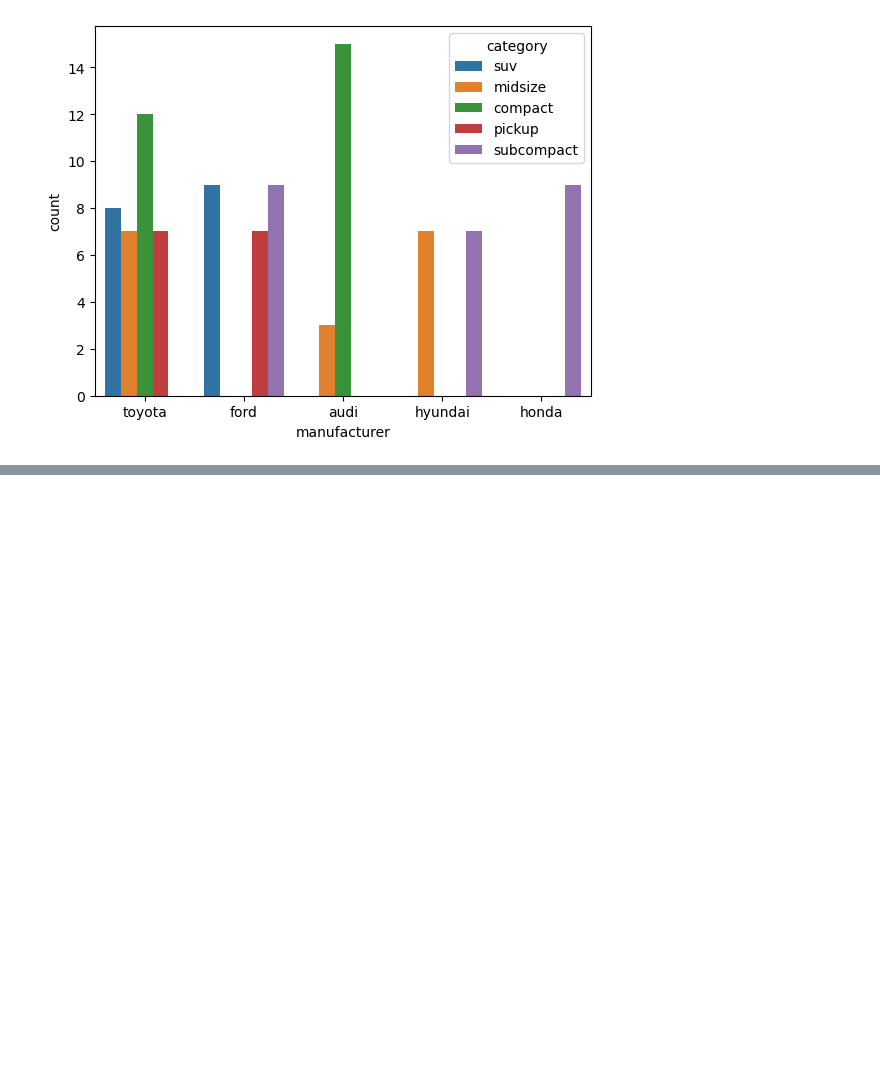
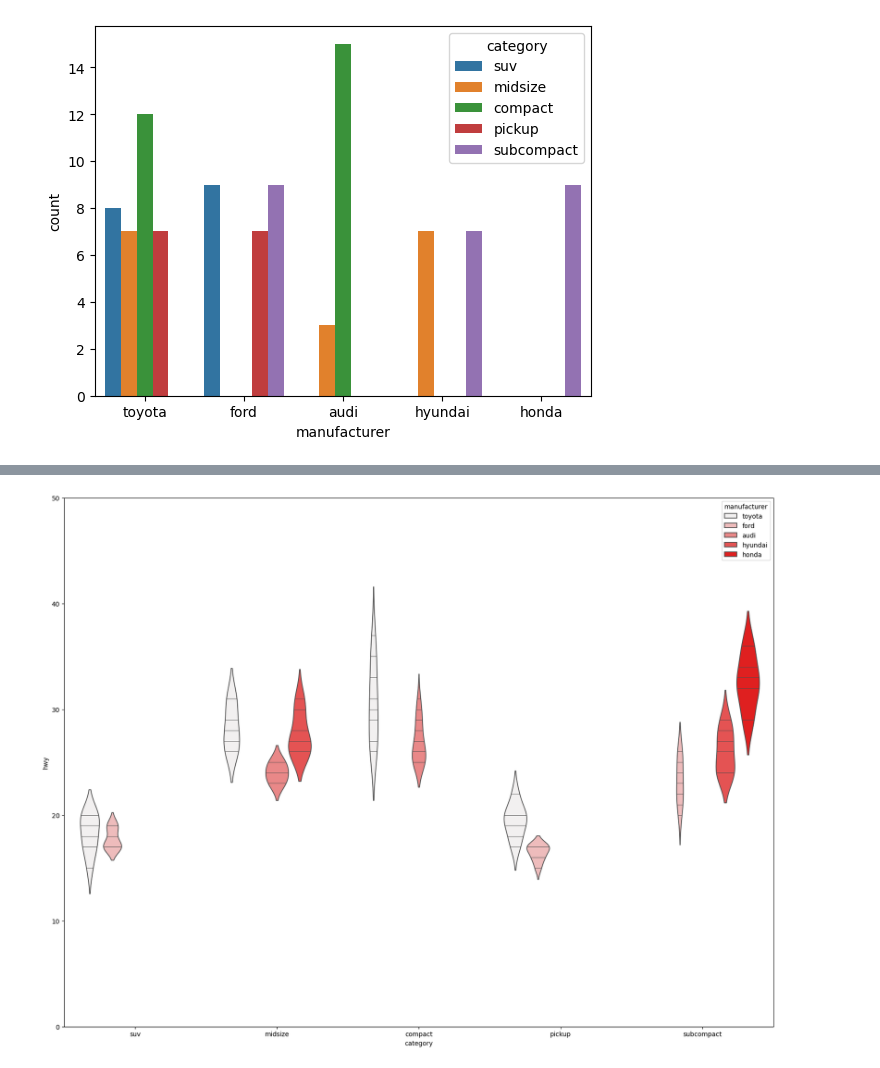
Before and after one commit to hyerimmmmm/SWDataAnalysisClass, a Jupyter notebook: pythonStudy/LIB/mpg데이터 실습.ipynb, the cells around one changed output, grey strips where cells are left out. Drawn from its saved outputs; the diff is of its cells as text; code cells hidden in the pictures; blank space fills up the shorter version.

```diff
--- a/pythonStudy/LIB/mpg데이터 실습.ipynb
+++ b/pythonStudy/LIB/mpg데이터 실습.ipynb
@@ -480,0 +532,24 @@ sns.countplot(data = total, x = 'manufacturer', hue = 'category')
+# %%
+# 바이올린 형태로 데이터의 분포와 밀도를 곡선으로 표현한 그래프
+# 데이터가 많이 존재하는 부분 -> 두꺼움
+# 데이터가 적게 분포하는 부분 -> 얇음
+
+#제조사와 자동차 종류에 따른 고속도로 연비
+plt.figure(figsize = (20, 15))
+
+plt.ylim(0, 50)
+
+sns.violinplot(
+    data = total,
+    x = 'category',
+    y = 'hwy',
+    hue = 'manufacturer', # 분류 기준(나타내고자 하는 것)
+    inner = 'stick', # 바이올린 내부에 개별 데이터선 추가
+    palette = 'light:red'
+)
+
+
+
+plt.show()
+# %% [output]
+[figure, added]
```
Also changed, not shown: parts of 6 cells of this notebook, 2 other files.
